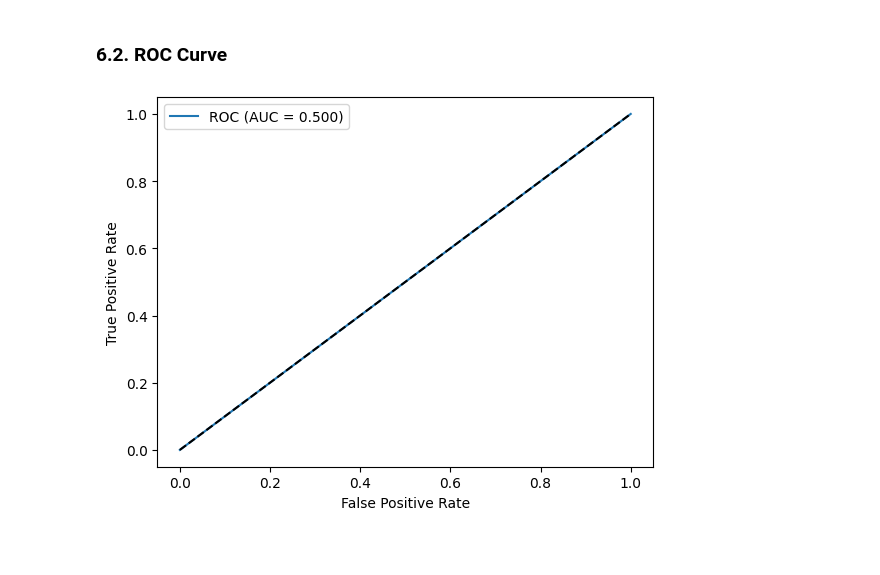
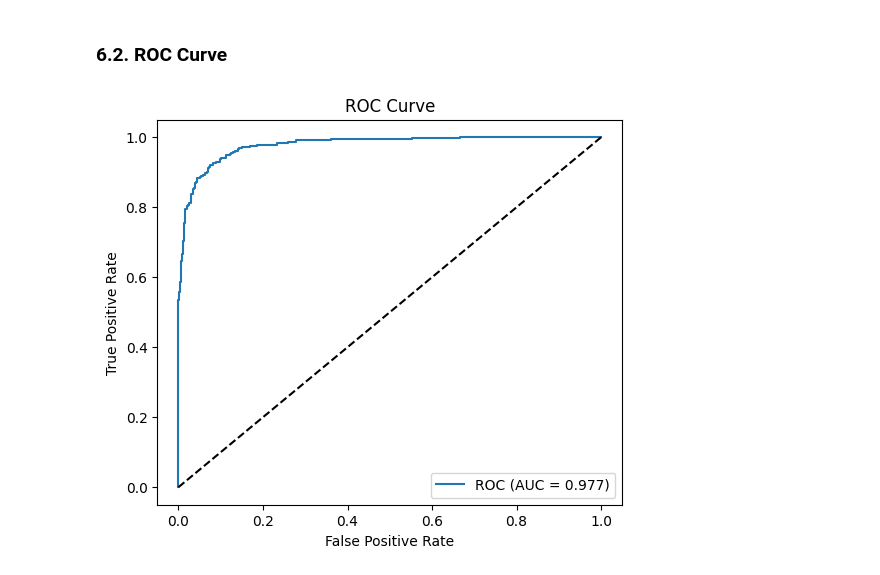
Before and after one commit to thegarbzinvasion/rice-grain-classification-project, a Jupyter notebook: rice-grain-classification.ipynb, the cells around one changed output. Saved outputs shown, nothing was run; the diff lists cells and outputs as text; code cells hidden in the pictures; blank space fills up the shorter version.

Commit message:
Update classification results, ROC curve and user manual

```diff
--- a/rice-grain-classification.ipynb
+++ b/rice-grain-classification.ipynb
@@ -256,20 +256,24 @@ The confusion matrix shows that most rice samples were classified correctly.
 ### 6.2. ROC Curve
 # %%
 from sklearn.metrics import roc_curve, auc
+import matplotlib.pyplot as plt
 
-# Get predicted probabilities and compute ROC curve metrics
-y_pred_proba = lr.predict_proba(X_test)[:, 1]
+# Use the scaled testing data because the model was trained on scaled data
+y_pred_proba = lr.predict_proba(X_test_scaled)[:, 1]
+
+# Calculate ROC curve and AUC
 fpr, tpr, thresholds = roc_curve(y_test, y_pred_proba)
 roc_auc = auc(fpr, tpr)
 
-# Plot the ROC curve with AUC score and diagonal reference line
+# Plot ROC curve
+plt.figure(figsize=(6, 5))
 plt.plot(fpr, tpr, label=f'ROC (AUC = {roc_auc:.3f})')
 plt.plot([0, 1], [0, 1], 'k--')
 
-# Add axis labels, legend, and display the plot
 plt.xlabel('False Positive Rate')
 plt.ylabel('True Positive Rate')
+plt.title('ROC Curve')
 plt.legend()
 plt.show()
 # %% [output]
-[figure, old version]
+[figure, new version]
```
Also changed, not shown: parts of 2 cells of this notebook.
